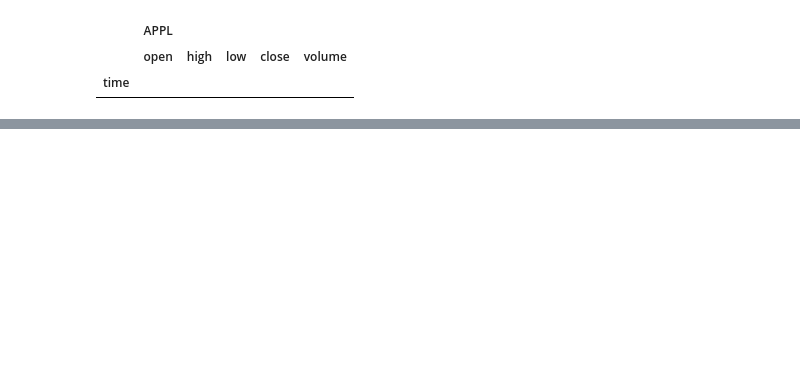
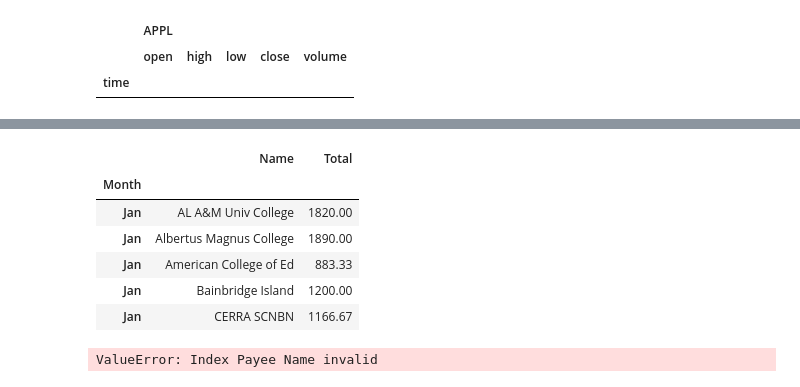
Before and after one commit to dd2-GWFinTech-Projects/Project1_ProductMarketingAnalysis, a Jupyter notebook: main_IM.ipynb, the cells around one changed output, grey strips where cells are left out. Drawn from its saved outputs; the diff is of its cells as text; code cells hidden in the pictures; blank space fills up the shorter version.

```diff
--- a/main_IM.ipynb
+++ b/main_IM.ipynb
@@ -203,0 +217,18 @@ df_ticker.head()
+# %%
+file_path_2 = Path("Resources/02_Deanonymized/Revenue2020.csv")
+revenue = pd.read_csv(file_path_2, index_col="Month")
+revenue.head()
+# %% [output]
+|  | Name | Total |
+| Month |  |  |
+| Jan | AL A&M Univ College | 1820.00 |
+| Jan | Albertus Magnus College | 1890.00 |
+| Jan | American College of Ed | 883.33 |
+| Jan | Bainbridge Island | 1200.00 |
+| Jan | CERRA SCNBN | 1166.67 |
+# %%
+file_path_3 = Path("Resources/02_Deanonymized/Revenue2020A.csv")
+payment = pd.read_csv(file_path_3, index_col="Payee Name")
+payment.head()
+# %% [output]
+ValueError: Index Payee Name invalid
```
Also changed, not shown: parts of 1 cell of this notebook, 2 other files.
